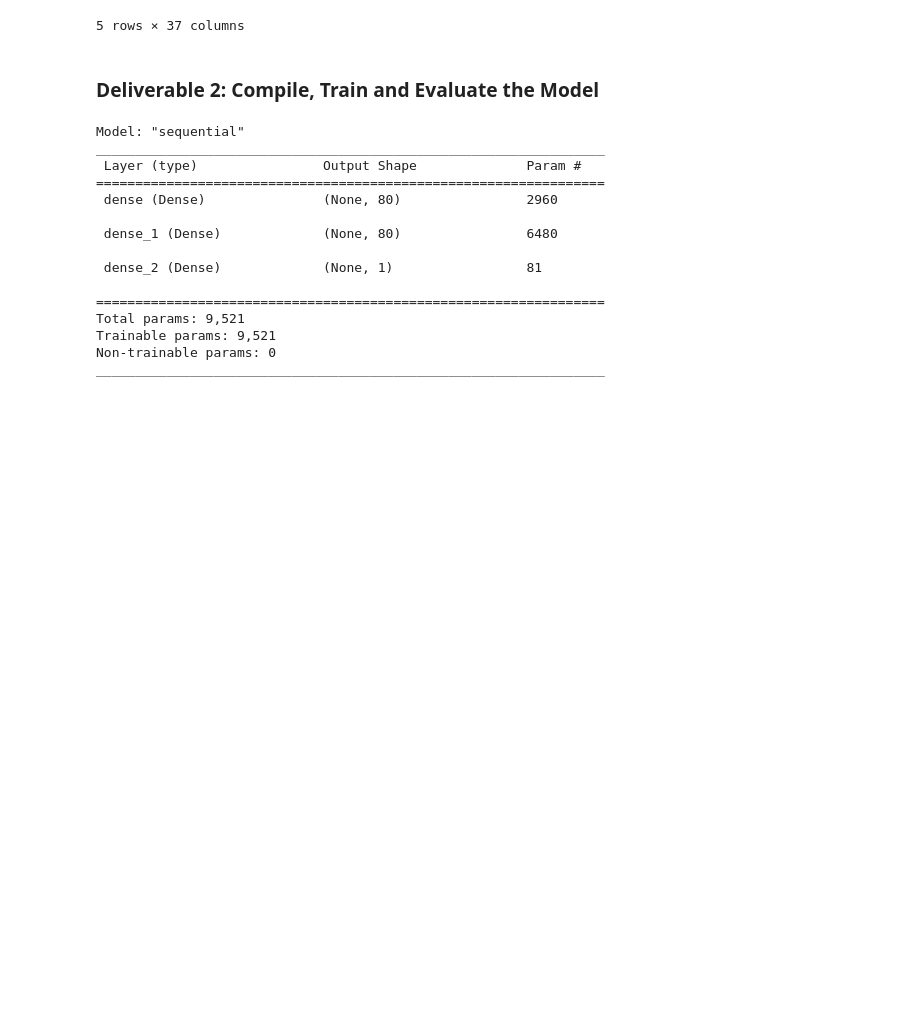
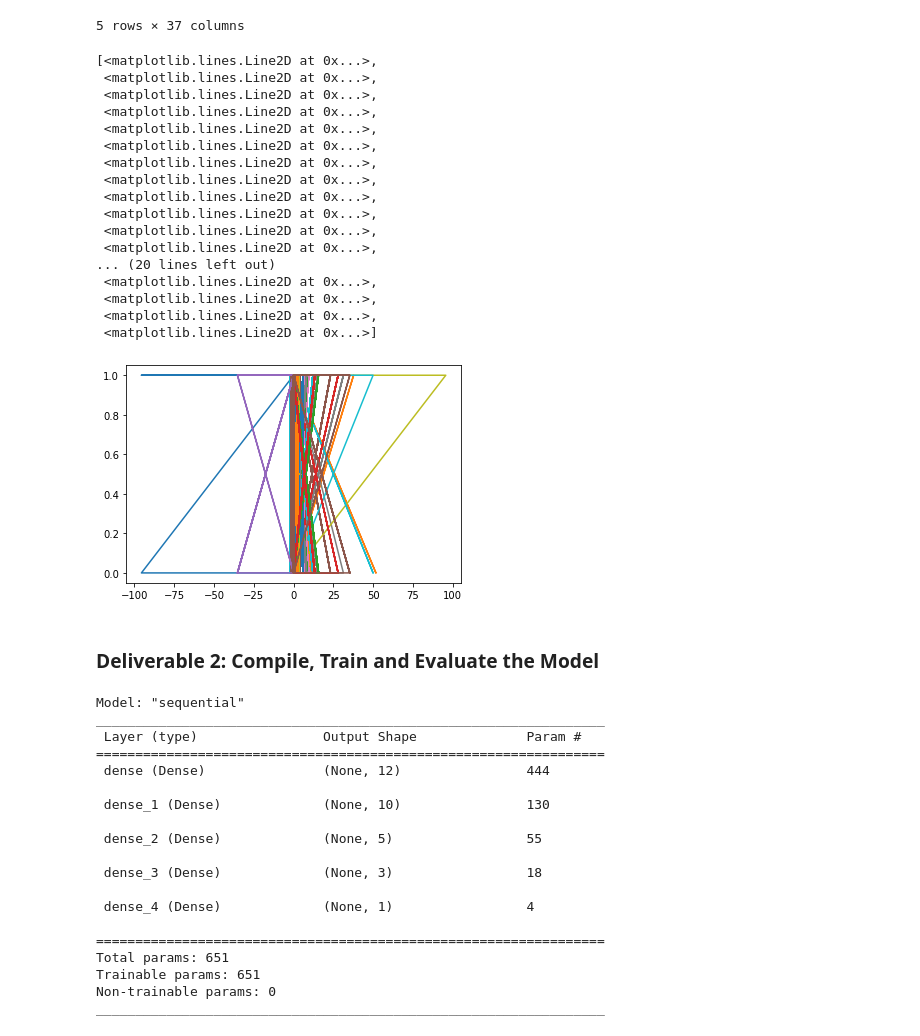
Before and after one commit to limaggieling/Neural_Network_Charity_Analysis, a Jupyter notebook: AlphabetSoupCharity_Optimization.ipynb, the cells around one changed output. Drawn from its saved outputs; the diff is of its cells as text; code cells hidden in the pictures; blank space fills up the shorter version.

```diff
--- a/AlphabetSoupCharity_Optimization.ipynb
+++ b/AlphabetSoupCharity_Optimization.ipynb
@@ -175,7 +175,7 @@ application_df.head()
 y = application_df['IS_SUCCESSFUL'].values
 X = application_df.drop(['IS_SUCCESSFUL'],axis=1).values
 # Split the preprocessed data into a training and testing dataset
-X_train, X_test, y_train, y_test = train_test_split(X, y, random_state=1)
+X_train, X_test, y_train, y_test = train_test_split(X, y, random_state=1,test_size = 0.2)
 # %%
 # Create a StandardScaler instances
 scaler = StandardScaler()
@@ -186,23 +186,50 @@ X_scaler = scaler.fit(X_train)
 # Scale the data
 X_train_scaled = X_scaler.transform(X_train)
 X_test_scaled = X_scaler.transform(X_test)
+# %%
+import matplotlib.pyplot as plt
+plt.plot(X_test_scaled,y_test)
+# %% [output]
+[<matplotlib.lines.Line2D at 0x...>,
+ <matplotlib.lines.Line2D at 0x...>,
+ <matplotlib.lines.Line2D at 0x...>,
+ <matplotlib.lines.Line2D at 0x...>,
+ <matplotlib.lines.Line2D at 0x...>,
+ <matplotlib.lines.Line2D at 0x...>,
+ <matplotlib.lines.Line2D at 0x...>,
+ <matplotlib.lines.Line2D at 0x...>,
+ <matplotlib.lines.Line2D at 0x...>,
+ <matplotlib.lines.Line2D at 0x...>,
+ <matplotlib.lines.Line2D at 0x...>,
+ <matplotlib.lines.Line2D at 0x...>,
+... (20 lines left out)
+ <matplotlib.lines.Line2D at 0x...>,
+ <matplotlib.lines.Line2D at 0x...>,
+ <matplotlib.lines.Line2D at 0x...>,
+ <matplotlib.lines.Line2D at 0x...>]
+[figure, added]
 # %% [markdown]
 ### Deliverable 2: Compile, Train and Evaluate the Model
 # %%
 # Define the model - deep neural net, i.e., the number of input features and hidden nodes for each layer.
 number_input_features = len(X_train[0])
-hidden_nodes_layer1 = 80
-hidden_nodes_layer2 = 80
-
+hidden_nodes_layer1 = 12
+hidden_nodes_layer2 = 10
+hidden_nodes_layer3 = 5
+hidden_nodes_layer4 = 3
 nn = tf.keras.models.Sequential()
 
 # First hidden layer
-nn.add(
-    tf.keras.layers.Dense(units=hidden_nodes_layer1, input_dim=number_input_features, activation="relu")
-)
+nn.add(tf.keras.layers.Dense(units=hidden_nodes_layer1, input_dim=number_input_features, activation="tanh"))
 
 # Second hidden layer
 nn.add(tf.keras.layers.Dense(units=hidden_nodes_layer2, activation="relu"))
+
+# Third Hidden layer
+nn.add(tf.keras.layers.Dense(units=hidden_nodes_layer3, activation="relu"))
+
+# Third Hidden layer
+nn.add(tf.keras.layers.Dense(units=hidden_nodes_layer4, activation="relu"))
 
 # Output layer
 nn.add(tf.keras.layers.Dense(units=1, activation="sigmoid"))
@@ -214,15 +241,19 @@ Model: "sequential"
 _________________________________________________________________
  Layer (type)                Output Shape              Param #
 =================================================================
- dense (Dense)               (None, 80)                2960
+ dense (Dense)               (None, 12)                444
 
- dense_1 (Dense)             (None, 80)                6480
+ dense_1 (Dense)             (None, 10)                130
 
- dense_2 (Dense)             (None, 1)                 81
+ dense_2 (Dense)             (None, 5)                 55
+
+ dense_3 (Dense)             (None, 3)                 18
+
+ dense_4 (Dense)             (None, 1)                 4
 
 =================================================================
-Total params: 9,521
-Trainable params: 9,521
+Total params: 651
+Trainable params: 651
 Non-trainable params: 0
 _________________________________________________________________
 # %%
```
Also changed, not shown: parts of 5 cells of this notebook, 1 other file.
